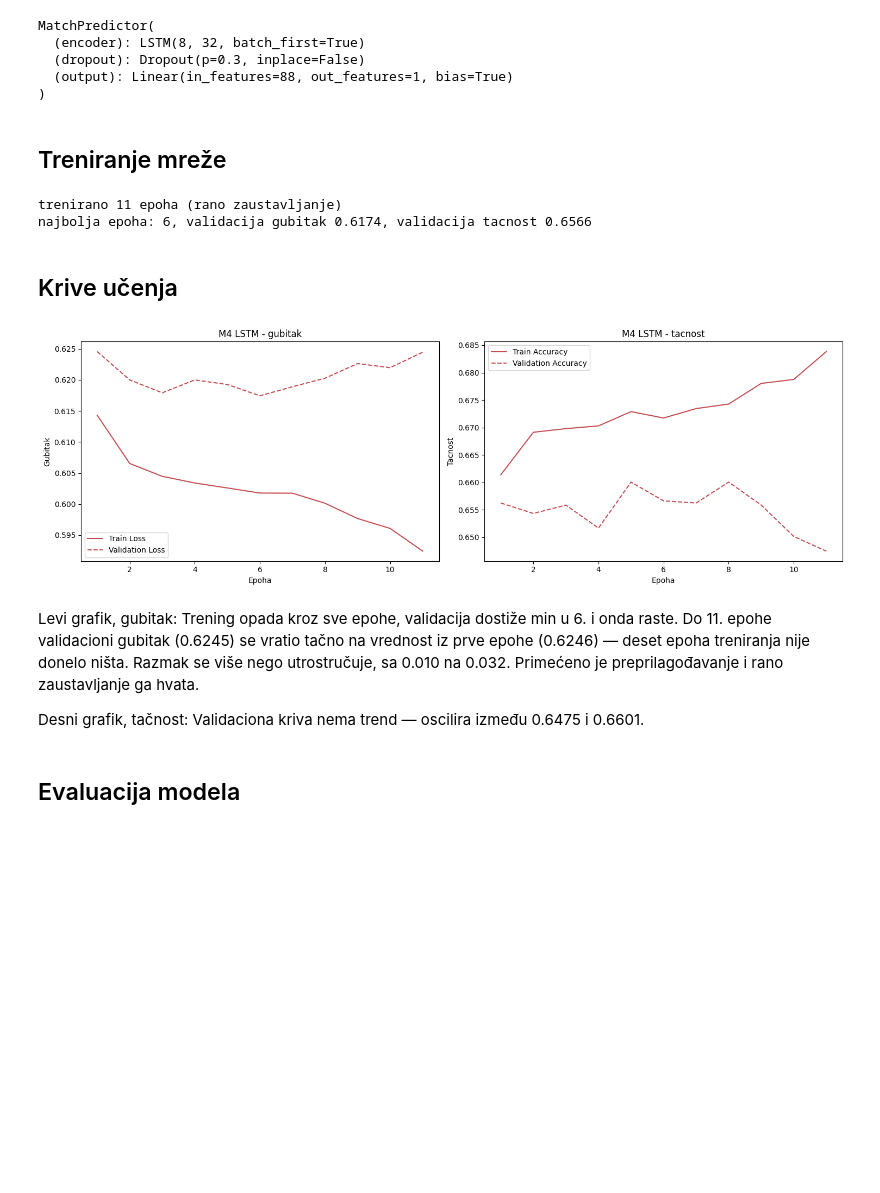
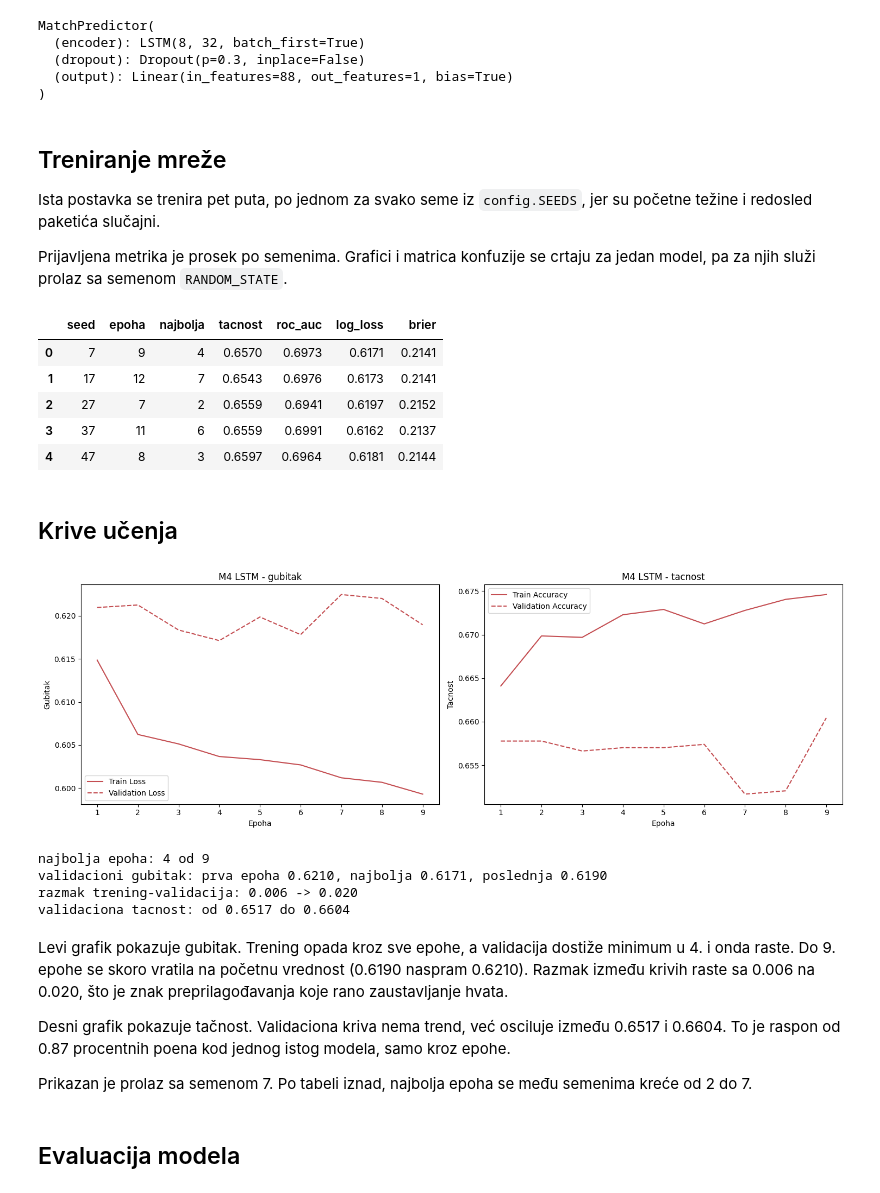
Before and after one commit to janaaas/ML_projekat, a Jupyter notebook: notebooks/04-02-lstm.ipynb, the cells around one changed output. Cells and saved outputs as stored; diff of their text form; code cells hidden in the pictures; blank space fills up the shorter version.

Commit message:
ponovo istreniran M4 sa dodatom pretragom hiperparametara i seeds

```diff
--- a/notebooks/04-02-lstm.ipynb
+++ b/notebooks/04-02-lstm.ipynb
@@ -86,10 +106,11 @@ rezultati_pretrage.head(5).round(4)
 # %%
-najbolji = rezultati_pretrage.iloc[0]
+najbolji = finalisti.iloc[0]
 
 print(f"hidden_size   {int(najbolji['hidden_size'])}")
 print(f"dropout       {najbolji['dropout']}")
 print(f"learning_rate {najbolji['learning_rate']}")
-print(f"roc_auc       {najbolji['roc_auc']:.4f}")
+print(f"roc_auc       {najbolji['roc_auc']:.4f} +- {najbolji['roc_auc_rasipanje']:.4f}")
+print(f"tacnost       {najbolji['tacnost']:.4f} +- {najbolji['rasipanje']:.4f}")
 # %% [output]
 hidden_size   32
 dropout       0.3
@@ -126,32 +154,65 @@ MatchPredictor(
 )
 # %% [markdown]
 ## Treniranje mreže
+
+Ista postavka se trenira pet puta, po jednom za svako seme iz `config.SEEDS`, jer su početne težine i redosled paketića slučajni.
+
+Prijavljena metrika je prosek po semenima. Grafici i matrica konfuzije se crtaju za jedan model, pa za njih služi prolaz sa semenom `RANDOM_STATE`.
 # %%
-history = train.train_model(
-    model_lstm, loader_train, loader_val,
-    epochs=100, patience=5, learning_rate=float(najbolji["learning_rate"]),
+prolazi = train.train_over_seeds(
+    dataset_train, dataset_val,
+    n_features=home_train.shape[-1],
+    n_context=context_train.shape[-1],
+    cell="lstm",
+    hidden_size=int(najbolji["hidden_size"]),
+    dropout=float(najbolji["dropout"]),
+    learning_rate=float(najbolji["learning_rate"]),
 )
 
-best_epoch = int(np.argmin(history["valid_loss"]))
-print(f"trenirano {len(history['train_loss'])} epoha (rano zaustavljanje)")
-print(
-    f"najbolja epoha: {best_epoch + 1}, "
-    f"validacija gubitak {history['valid_loss'][best_epoch]:.4f}, "
-    f"validacija tacnost {history['valid_accuracy'][best_epoch]:.4f}"
-)
+# reprezentativni prolaz - onaj sa semenom iz config.py; sluzi za grafike,
+# matricu konfuzije i kalibraciju, koje se crtaju za jedan model
+model_lstm = next(p["model"] for p in prolazi if p["seed"] == RANDOM_STATE)
+history = next(p["history"] for p in prolazi if p["seed"] == RANDOM_STATE)
+
+pd.DataFrame([{
+    "seed": p["seed"],
+    "epoha": len(p["history"]["train_loss"]),
+    "najbolja": int(np.argmin(p["history"]["valid_loss"])) + 1,
+    **p["metrike"],
+} for p in prolazi]).round(4)
 # %% [output]
-trenirano 11 epoha (rano zaustavljanje)
-najbolja epoha: 6, validacija gubitak 0.6174, validacija tacnost 0.6566
+|  | seed | epoha | najbolja | tacnost | roc_auc | log_loss | brier |
+| 0 | 7 | 9 | 4 | 0.6570 | 0.6973 | 0.6171 | 0.2141 |
+| 1 | 17 | 12 | 7 | 0.6543 | 0.6976 | 0.6173 | 0.2141 |
+| 2 | 27 | 7 | 2 | 0.6559 | 0.6941 | 0.6197 | 0.2152 |
+| 3 | 37 | 11 | 6 | 0.6559 | 0.6991 | 0.6162 | 0.2137 |
+| 4 | 47 | 8 | 3 | 0.6597 | 0.6964 | 0.6181 | 0.2144 |
 # %% [markdown]
 ## Krive učenja
 # %%
 plotting.plot_learning_curves(history, "M4 LSTM")
+
+najbolja = int(np.argmin(history["valid_loss"]))
+print(f"najbolja epoha: {najbolja + 1} od {len(history['valid_loss'])}")
+print(f"validacioni gubitak: prva epoha {history['valid_loss'][0]:.4f},"
+      f" najbolja {history['valid_loss'][najbolja]:.4f},"
+      f" poslednja {history['valid_loss'][-1]:.4f}")
+print(f"razmak trening-validacija: {history['valid_loss'][0] - history['train_loss'][0]:.3f}"
+      f" -> {history['valid_loss'][-1] - history['train_loss'][-1]:.3f}")
+print(f"validaciona tacnost: od {min(history['valid_accuracy']):.4f}"
+      f" do {max(history['valid_accuracy']):.4f}")
 # %% [output]
-[figure, old version]
+[figure, new version]
+najbolja epoha: 4 od 9
+validacioni gubitak: prva epoha 0.6210, najbolja 0.6171, poslednja 0.6190
+razmak trening-validacija: 0.006 -> 0.020
+validaciona tacnost: od 0.6517 do 0.6604
 # %% [markdown]
-Levi grafik, gubitak: Trening opada kroz sve epohe, validacija dostiže min u 6. i onda raste. Do 11. epohe validacioni gubitak (0.6245) se vratio tačno na vrednost iz prve epohe (0.6246) — deset epoha treniranja nije donelo ništa. Razmak se više nego utrostručuje, sa 0.010 na 0.032. Primećeno je preprilagođavanje i rano zaustavljanje ga hvata.
+Levi grafik pokazuje gubitak. Trening opada kroz sve epohe, a validacija dostiže minimum u 4. i onda raste. Do 9. epohe se skoro vratila na početnu vrednost (0.6190 naspram 0.6210). Razmak između krivih raste sa 0.006 na 0.020, što je znak preprilagođavanja koje rano zaustavljanje hvata.
 
-Desni grafik, tačnost: Validaciona kriva nema trend — oscilira između 0.6475 i 0.6601.
+Desni grafik pokazuje tačnost. Validaciona kriva nema trend, već osciluje između 0.6517 i 0.6604. To je raspon od 0.87 procentnih poena kod jednog istog modela, samo kroz epohe.
+
+Prikazan je prolaz sa semenom 7. Po tabeli iznad, najbolja epoha se među semenima kreće od 2 do 7.
 # %% [markdown]
 ## Evaluacija modela
 # %% [markdown]
```
Also changed, not shown: parts of 34 cells of this notebook, 5 other files.
